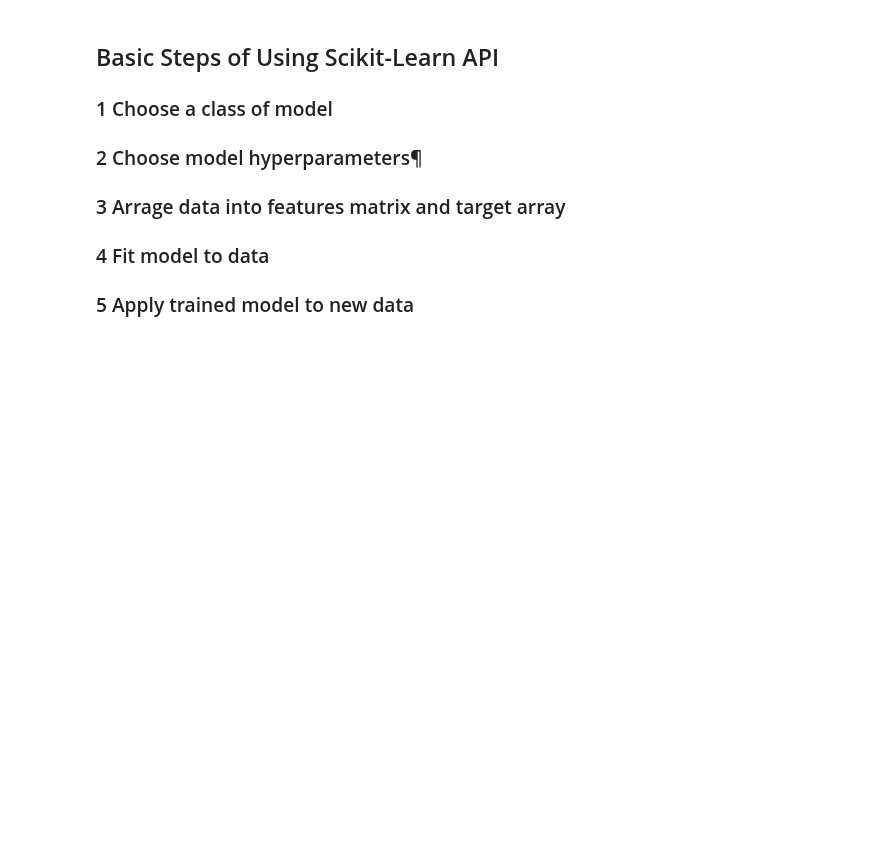
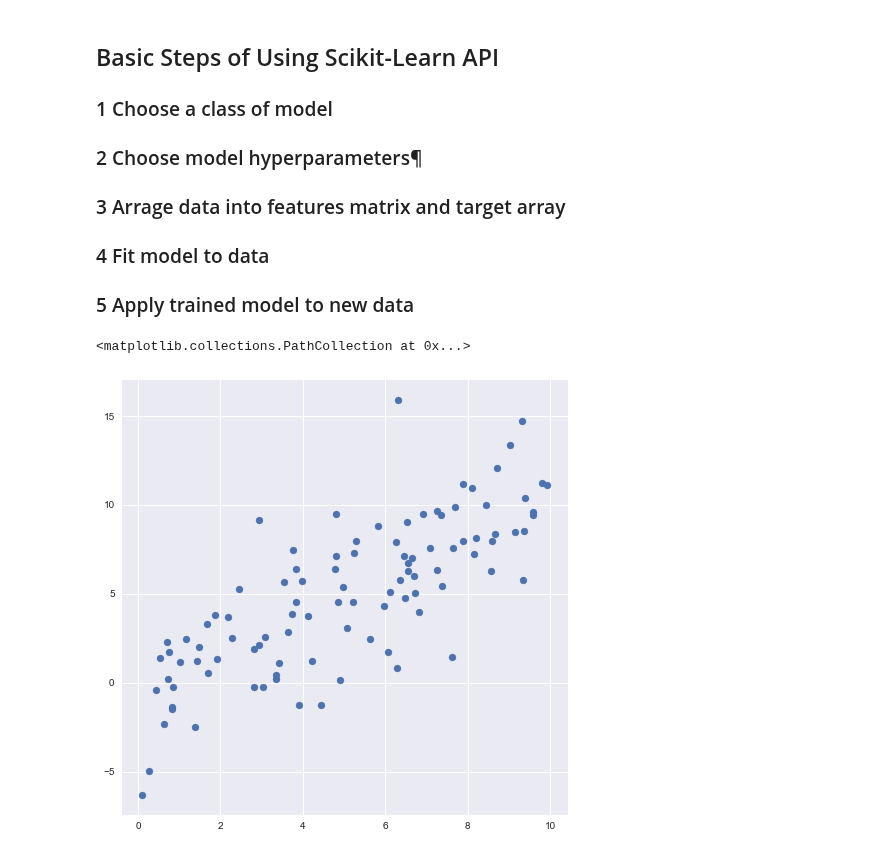
Before and after one commit to Codes-code/Machine-Learning, a Jupyter notebook: Iris_Project.ipynb, the cells around one changed output. Cells and saved outputs as stored; diff of their text form; code cells hidden in the pictures; blank space fills up the shorter version.

```diff
--- a/Iris_Project.ipynb
+++ b/Iris_Project.ipynb
@@ -419,0 +418,6 @@ y=x+3*np.random.randn(100)
+# %%
+plt.figure(figsize=(8,8))
+plt.scatter(a,b)
+# %% [output]
+<matplotlib.collections.PathCollection at 0x...>
+[figure, added]
```
Also changed, not shown: parts of 16 cells of this notebook.
